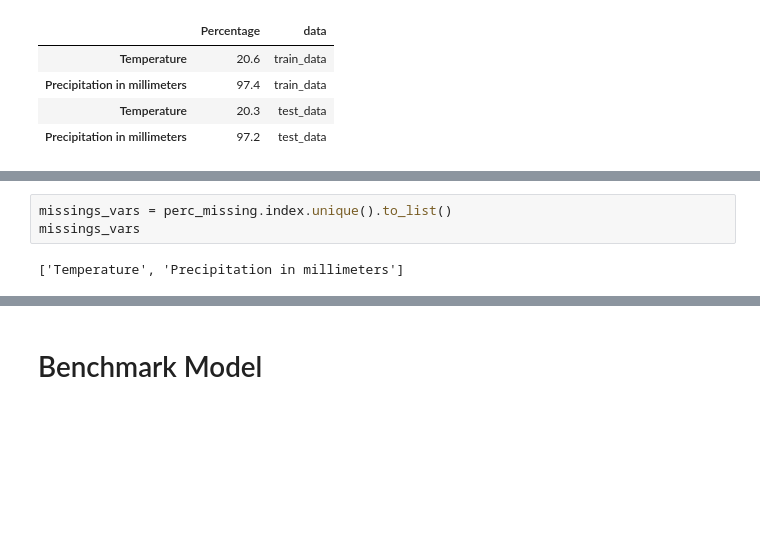
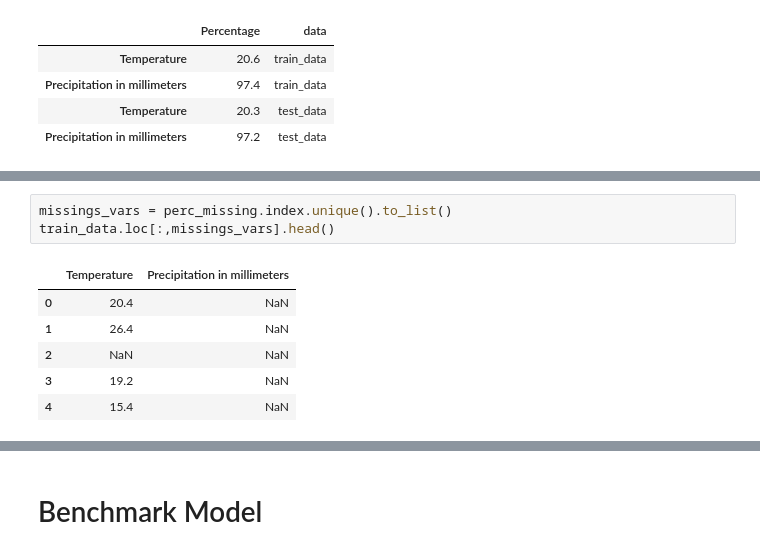
Before and after one commit to Explore-AI/regression-predict-api-template, a Jupyter notebook: predict deliverable/predict_titus.ipynb, the cells around one changed output, grey strips where cells are left out. Cells and saved outputs as stored; diff of their text form; blank space fills up the shorter version.

```diff
--- a/predict deliverable/predict_titus.ipynb
+++ b/predict deliverable/predict_titus.ipynb
@@ -246,5 +311,10 @@ perc_missing
 # %%
 missings_vars = perc_missing.index.unique().to_list()
-missings_vars
+train_data.loc[:,missings_vars].head()
 # %% [output]
-['Temperature', 'Precipitation in millimeters']
+|  | Temperature | Precipitation in millimeters |
+| 0 | 20.4 | NaN |
+| 1 | 26.4 | NaN |
+| 2 | NaN | NaN |
+| 3 | 19.2 | NaN |
+| 4 | 15.4 | NaN |
```
Also changed, not shown: parts of 27 cells of this notebook.
